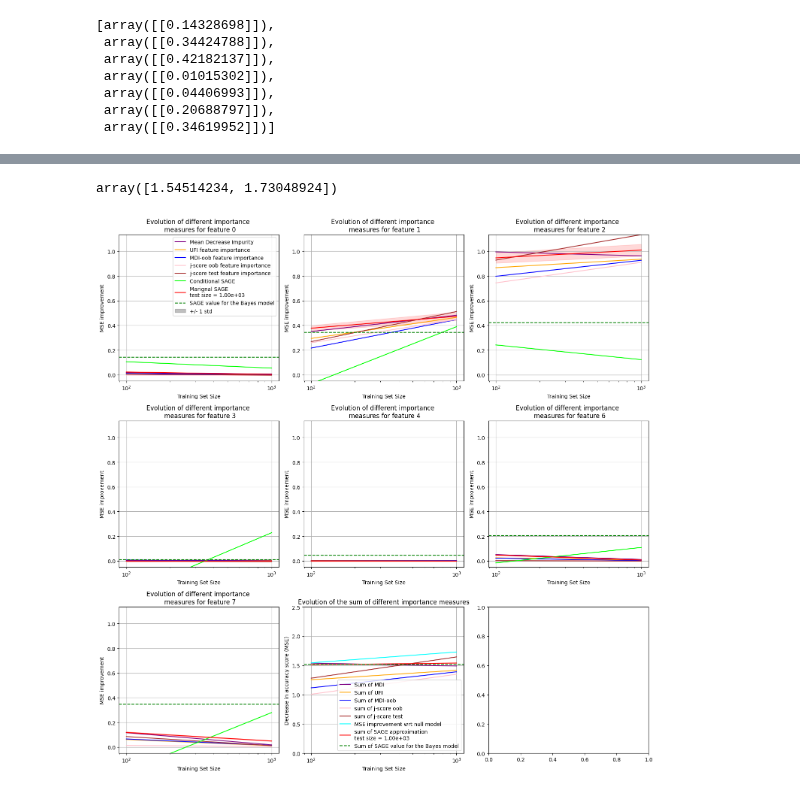
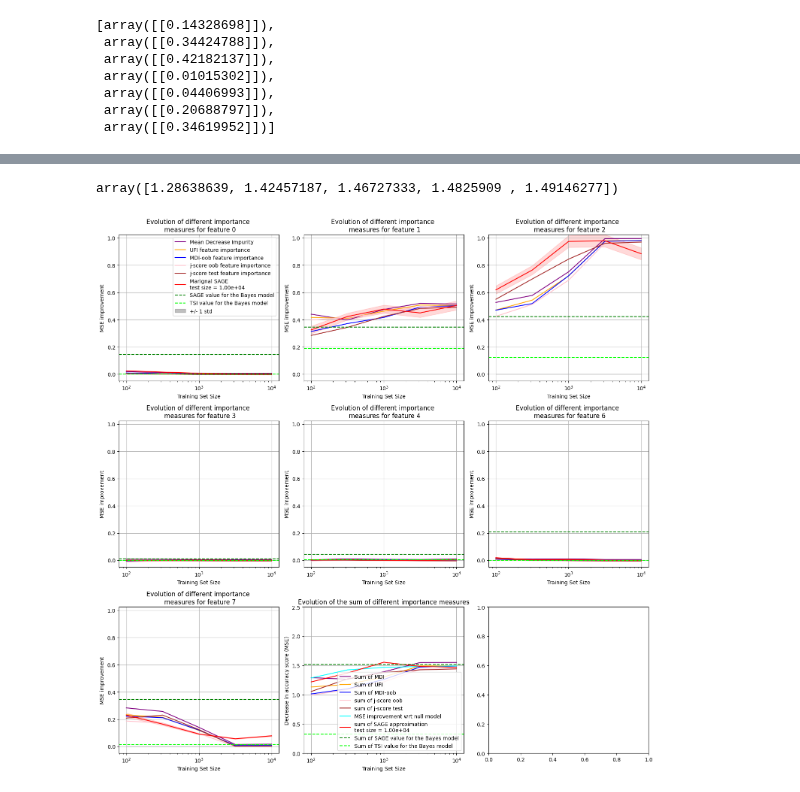
Before and after one commit to GaetandeCast/Internship, a Jupyter notebook: synth_datasets/gaussian_lm.ipynb, the cells around one changed output, grey strips where cells are left out. Cells and saved outputs as stored; diff of their text form; code cells hidden in the pictures.

Commit message:
add Total Sobolov Index of bayes

```diff
--- a/synth_datasets/gaussian_lm.ipynb
+++ b/synth_datasets/gaussian_lm.ipynb
@@ -188,3 +192,29 @@ def compute_bayes_sage(D, i, idx_y, Sigma):
+# %%
+def compute_bayes_tsi(D, j, idx_y, mu, Sigma, n_sample, loss, rng):
+    assert idx_y not in D
+    Xy = rng.multivariate_normal(mu, Sigma, n_sample)
+    x = Xy[:, D]
+    y = Xy[:, idx_y]
+
+    minus_j = [i for i in D if i != j]
+    x_minus_j = Xy[:, minus_j]
+    m_minus_j = [
+        mu[idx_y]
+        + Sigma[np.ix_([idx_y], minus_j)]
+        @ np.linalg.inv(Sigma[np.ix_(minus_j, minus_j)])
+        @ (x_minus_j[i] - mu[minus_j])
+        for i in range(n_sample)
+    ]
+
+    m = [
+        mu[idx_y]
+        + Sigma[np.ix_([idx_y], D)]
+        @ np.linalg.inv(Sigma[np.ix_(D, D)])
+        @ (x[i] - mu[D])
+        for i in range(n_sample)
+    ]
+
+    return loss(m_minus_j, y) - loss(m, y)
 # %% [markdown]
 # Estimate the SAGE value of the model by Monte-Carlo
 # %%
@@ -330,7 +360,7 @@ idx_features = [i for i in range(8) if i != idx_target]
 n_feature = len(idx_features)
 # %%
 # Training loop parameters
-train_sizes = np.logspace(2, 3, 2, dtype=int)
+train_sizes = np.logspace(2, 4, 5, dtype=int)
 rng = np.random.RandomState(42)
 n_estimators = 100
 # %% [markdown]
@@ -397,7 +427,7 @@ for train_size_idx, train_size in enumerate(train_sizes):
     # imputer = ConditionalImputer(idx_features, idx_target, mu, Sigma, mean_squared_error, reg, 1, rng)
     # estimator = PermutationEstimator(imputer, "mse", random_state=rng)
     # mc_sage_res.append(estimator(X_test[:100], y_test[:100], thresh=0.05, bar=False))
-    mc_sage_res[train_size_idx,:] = [mc_sage(idx_features, i, idx_target, mu, Sigma, mean_squared_error, reg, 1, rng) for i in idx_features]
+    # mc_sage_res[train_size_idx,:] = [mc_sage(idx_features, i, idx_target, mu, Sigma, mean_squared_error, reg, 1, rng) for i in idx_features]
 # %%
 bayes_sage = [compute_bayes_sage(idx_features, i, idx_target, Sigma) for i in idx_features]
 bayes_sage
@@ -409,3 +439,6 @@ bayes_sage
  array([[0.04406993]]),
  array([[0.20688797]]),
  array([[0.34619952]])]
+# %%
+bayes_tsi = [compute_bayes_tsi(idx_features, j, idx_target, mu, Sigma, 1000, mean_squared_error, rng) for j in idx_features]
+bayes_tsi
@@ -412,7 +453,7 @@ bayes_sage
 # %%
 mse_improvement
 # %% [output]
-array([1.54514234, 1.73048924])
+array([1.28638639, 1.42457187, 1.46727333, 1.4825909 , 1.49146277])
 # %%
 global_max = np.max(
     [
@@ -450,9 +491,9 @@ for i in range(n_feature):
     axs[i].plot(
         train_sizes, j_score_test_res[:, i], label="j-score test feature importance", color="brown"
     )
-    axs[i].plot(
-        train_sizes, mc_sage_res[:, i], label="Conditional SAGE", color="lime"
-    )
+    # axs[i].plot(
+    #     train_sizes, mc_sage_res[:, i], label="Conditional SAGE", color="lime"
+    # )
     axs[i].plot(
         train_sizes,
         [sage_res[j].values[i] for j in range(len(train_sizes))],
@@ -486,7 +527,7 @@ for i in range(n_feature):
     #     alpha=0.15,
     # )
     axs[i].axhline(bayes_sage[i], ls="--", label="SAGE value for the Bayes model", color="green")
-    # axs[i].axhline(model_weights[i], ls="-.", label="Weight in the model", color="black")
+    axs[i].axhline(bayes_tsi[i], ls="--", label="TSI value for the Bayes model", color="lime")
     axs[i].fill_between(train_sizes, 0, 0, color="gray", alpha=0.5, label="+/- 1 std")
     axs[i].set_xscale("log")
     axs[i].set_xlabel("Training Set Size")
@@ -508,31 +549,32 @@ axs[n_feature].plot(
 )
 axs[n_feature].plot(
     train_sizes, j_score_res.sum(axis=1), label="sum of j-score oob", color="pink"
 )
 axs[n_feature].plot(
     train_sizes, j_score_test_res.sum(axis=1), label="sum of j-score test", color="brown"
 )
 axs[n_feature].plot(
     train_sizes, mse_improvement, label="MSE improvement wrt null model", color="cyan"
 )
 axs[n_feature].plot(
     train_sizes,
     [sage_res[j].values.sum() for j in range(len(train_sizes))],
     label=f"sum of SAGE approximation \ntest size = {test_size:.2e}",
     color="red",
 )
 axs[n_feature].axhline(sum(bayes_sage), ls="--", label="Sum of SAGE value for the Bayes model", color="green")
+axs[n_feature].axhline(sum(bayes_tsi), ls="--", label="Sum of TSI value for the Bayes model", color="lime")
 axs[n_feature].set_xscale("log")
 axs[n_feature].set_xlabel("Training Set Size")
 axs[n_feature].set_ylabel("Decrease in accuracy score (MSE)")
 axs[n_feature].set_title(
     "Evolution of the sum of different importance measures"
 )
 axs[n_feature].grid(True)
 axs[0].legend()
 axs[n_feature].legend()
 
 plt.tight_layout()
 plt.show()
 # %% [output]
-[figure, old version]
+[figure, new version]
```
Also changed, not shown: parts of 3 cells of this notebook.
